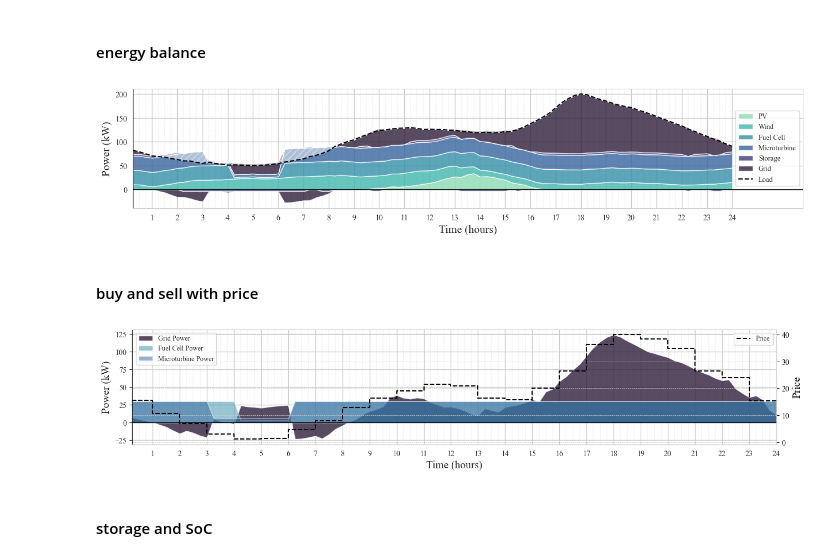
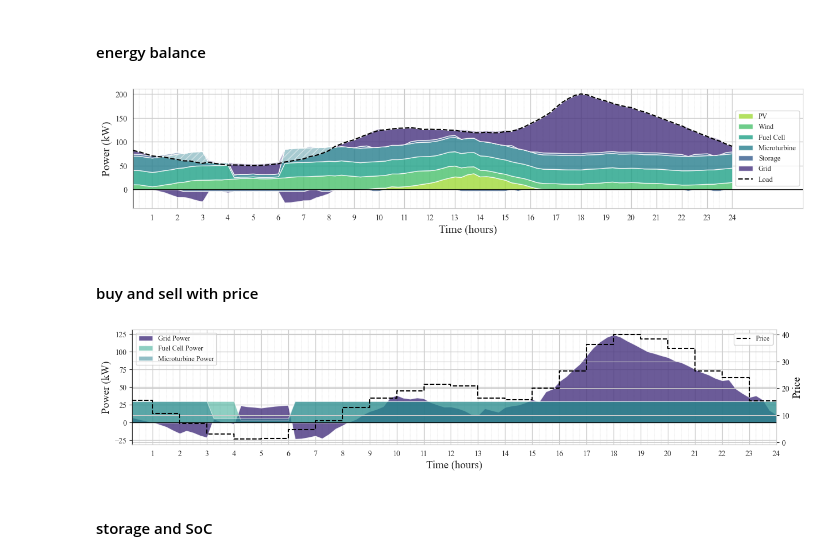
Before and after one commit to arbit3rr/ES-Temporal-RL, a Jupyter notebook: 3. MILP_solution.ipynb, the cells around one changed output. Cells and saved outputs as stored; diff of their text form; code cells hidden in the pictures.

Commit message:
updated results

```diff
--- a/3. MILP_solution.ipynb
+++ b/3. MILP_solution.ipynb
@@ -476,0 +480,17 @@ Optimal objective value: 148010.50916777202
+# %%
+costs = []
+rewards = []
+
+for d in dataset.test:
+    p_grid, p_FC, p_MT, p_storage, storage_energy, optimial_cost = solve_opt(dataset[d]["solar"],
+                                                                             dataset[d]["wind"],
+                                                                             dataset[d]["load"],
+                                                                             dataset[d]["price"],
+                                                                             dataset[d]["emission_factor"],
+                                                                             plot_results=False)
+
+    costs.append(optimial_cost)
+    reward = -optimial_cost/1e3 + 2*96
+    rewards.append(reward)
+
+np.mean(costs), np.mean(rewards)
@@ -484,7 +506,7 @@ import matplotlib.pyplot as plt
 import seaborn as sns
 
 sns.set_style('whitegrid')
-colors = sns.color_palette("mako_r")
+colors = sns.color_palette("viridis_r") # mako_r
 
 plt.rcParams['font.family'] = 'Times New Roman'
 
@@ -518,35 +540,35 @@ ax1.stackplot(time_steps, pos_stack, labels=['PV', 'Wind', 'Fuel Cell', 'Microtu
 # Plot stacked negative power sources below zero
 ax1.stackplot(time_steps, neg_stack, colors=colors[-2:], alpha=0.8)
 
 plt.fill_between(time_steps, load_data, load_data-p_grid_neg-p_storage_neg, color='white', alpha=0.5, hatch='///')
 
 # Load profile as a line plot
 line1, = ax1.plot(time_steps, load_data, color='black', linewidth=1.5, linestyle='--', label='Load')
 
 # Labels and grid
 ax1.set_xlabel('Time (hours)', size=14)
 ax1.set_ylabel('Power (kW)', size=14)
 ax1.axhline(0, color='black', linewidth=1)
 # ax1.axvline(0, color='black', linewidth=0.5)
 
 ax1.grid(True, which='minor', linestyle='--', linewidth=0.3)
 ax1.grid(True, which='major', linestyle='-', linewidth=1)
 
 # Set x-axis ticks
 minor_hours = np.arange(0, 24.25, 0.25)
 major_hours = np.arange(0, 24.25, 1)
 plt.xticks(minor_hours, minor=True)
 plt.xticks(major_hours, minor=False)
 ax1.set_xlim([0.25,26.8])
 ax1.legend(loc='right', fontsize=9)
 ax1.spines['left'].set_color('black')
 # for spine in ['bottom', 'left', 'right']:
 #         ax1.spines[spine].set_color('black')
 # Save the figure
-plt.savefig('res_grid.png', dpi=300, bbox_inches='tight', pad_inches=0)
+plt.savefig('balance.png', dpi=300, bbox_inches='tight', pad_inches=0)
 plt.show()
 # %% [output]
-[figure, old version]
+[figure, new version]
 # %% [markdown]
 #### buy and sell with price
 # %%
@@ -585,10 +607,10 @@ ax1.legend(loc='upper left', fontsize=9)
 ax2.legend(loc='upper right', fontsize=9)
 
 # plt.title("Grid, FC, and MT Power vs. Price")
-plt.grid(True, linestyle='--', linewidth=0.5)
+plt.savefig('power.png', dpi=300, bbox_inches='tight', pad_inches=0)
 plt.show()
 # %% [output]
-[figure, old version]
+[figure, new version]
 # %% [markdown]
 #### storage and SoC
 # %%
```
Also changed, not shown: parts of 5 cells of this notebook.
